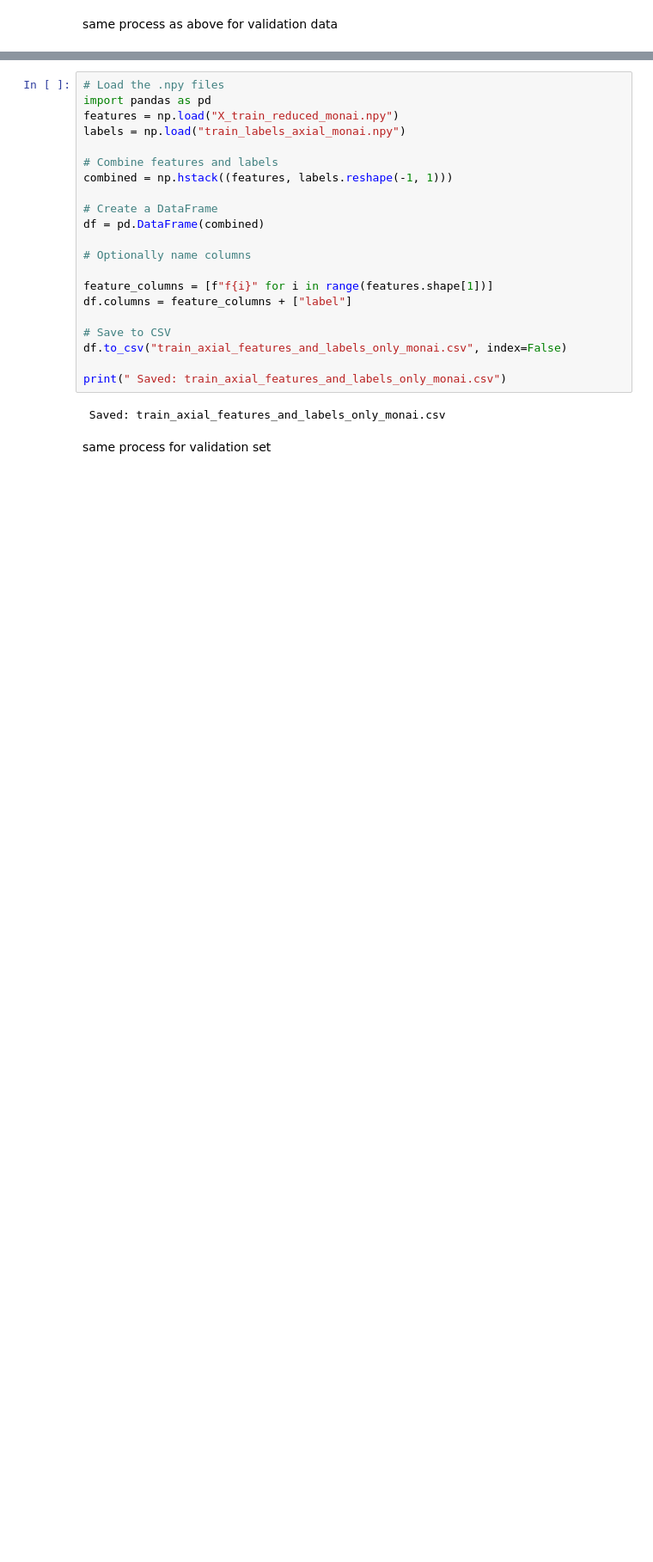
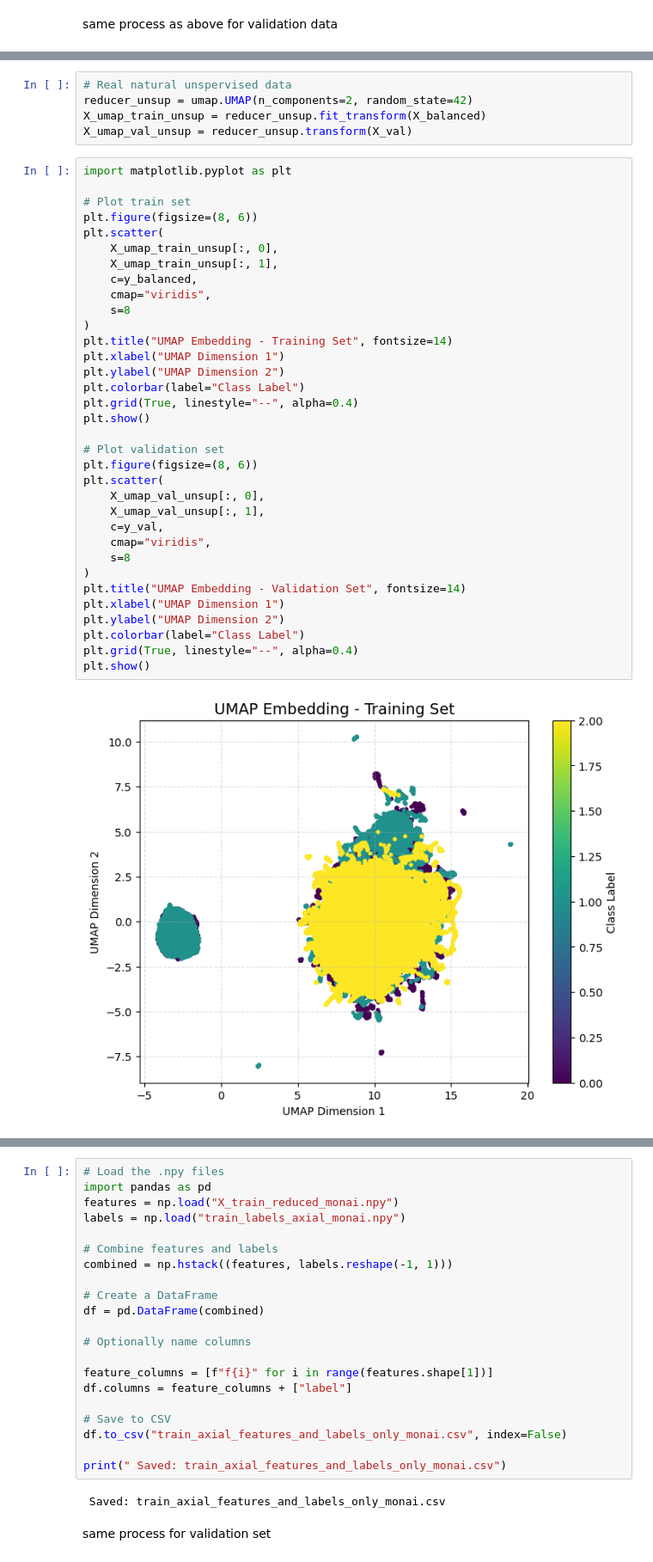
Before and after one commit to fatima-tuz-zahra-123/Neurological_disease_detection, a Jupyter notebook: newer_code.ipynb, the cells around one changed output, grey strips where cells are left out. Shown at 86% size. Cells and saved outputs as stored; diff of their text form; blank space fills up the shorter version.

```diff
--- a/newer_code.ipynb
+++ b/newer_code.ipynb
@@ -490,0 +644,41 @@ plt.show()
+# %%
+# Real natural unspervised data
+reducer_unsup = umap.UMAP(n_components=2, random_state=42)
+X_umap_train_unsup = reducer_unsup.fit_transform(X_balanced)
+X_umap_val_unsup = reducer_unsup.transform(X_val)
+# %%
+import matplotlib.pyplot as plt
+
+# Plot train set
+plt.figure(figsize=(8, 6))
+plt.scatter(
+    X_umap_train_unsup[:, 0],
+    X_umap_train_unsup[:, 1],
+    c=y_balanced,
+    cmap="viridis",
+    s=8
+)
+plt.title("UMAP Embedding - Training Set", fontsize=14)
+plt.xlabel("UMAP Dimension 1")
+plt.ylabel("UMAP Dimension 2")
+plt.colorbar(label="Class Label")
+plt.grid(True, linestyle="--", alpha=0.4)
+plt.show()
+
+# Plot validation set
+plt.figure(figsize=(8, 6))
+plt.scatter(
+    X_umap_val_unsup[:, 0],
+    X_umap_val_unsup[:, 1],
+    c=y_val,
+    cmap="viridis",
+    s=8
+)
+plt.title("UMAP Embedding - Validation Set", fontsize=14)
+plt.xlabel("UMAP Dimension 1")
+plt.ylabel("UMAP Dimension 2")
+plt.colorbar(label="Class Label")
+plt.grid(True, linestyle="--", alpha=0.4)
+plt.show()
+# %% [output]
+[figure, added]
```
Also changed, not shown: parts of 53 cells of this notebook.
